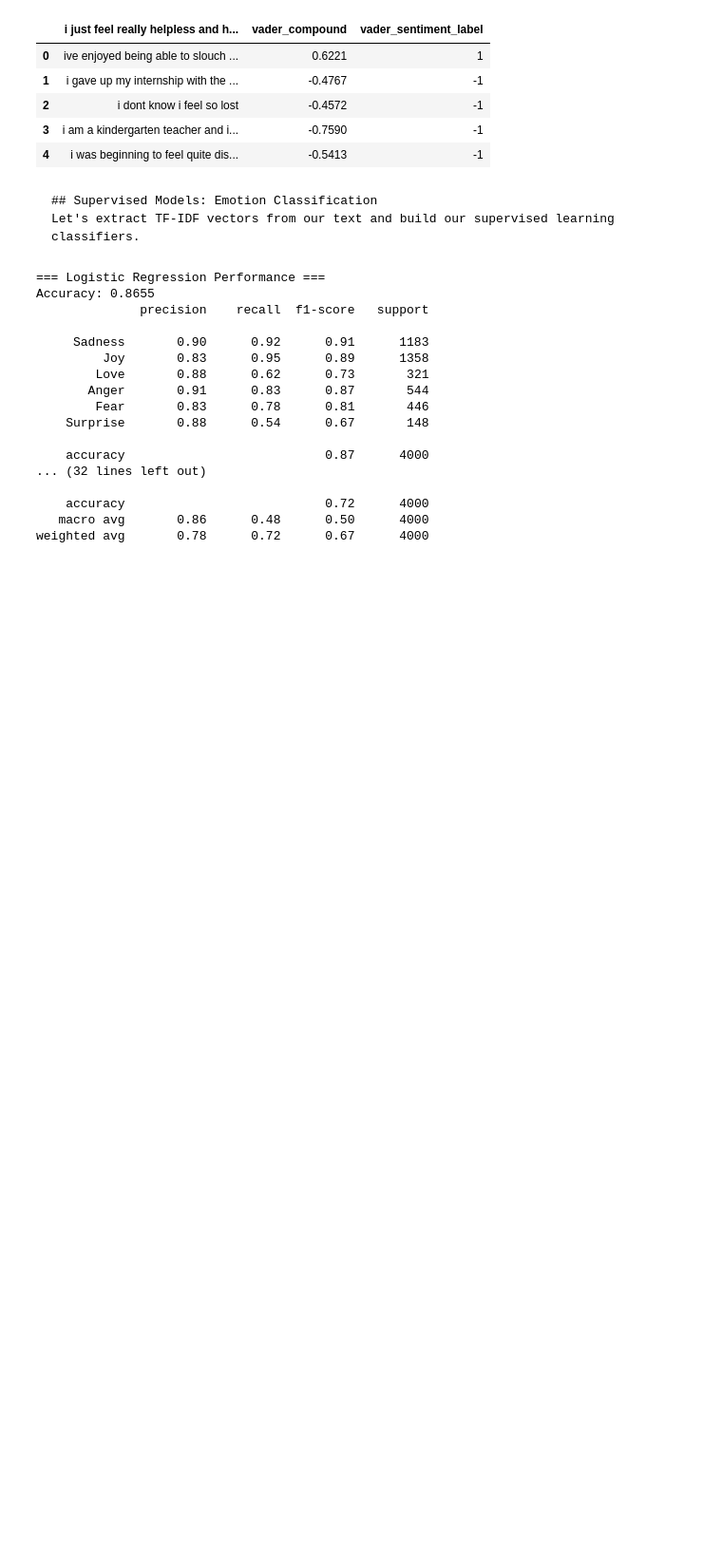
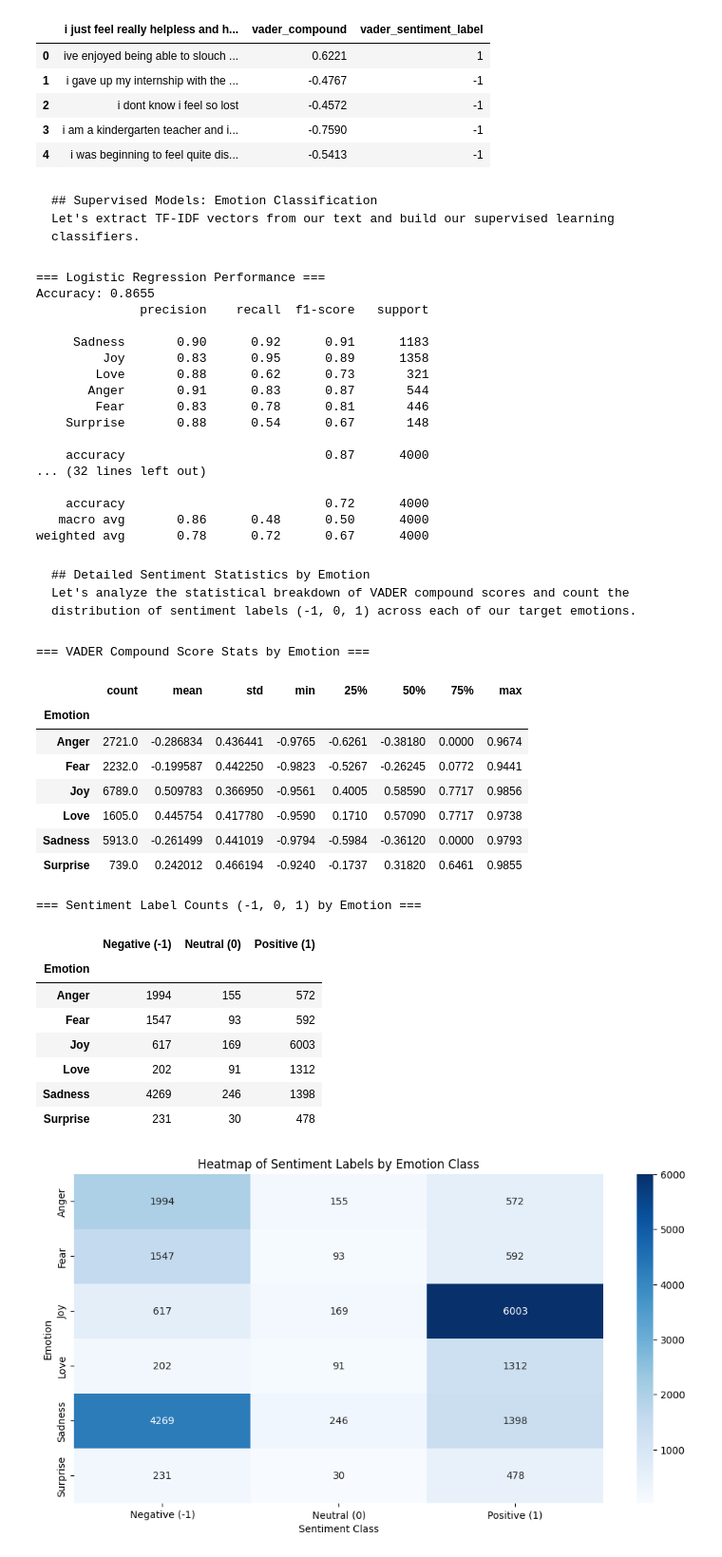
Before and after one commit to ChayaTheCoder/Machine_Learning_Project, a Jupyter notebook: Machine_Learning_Project.ipynb, the cells around one changed output. Shown at 95% size. Saved outputs shown, nothing was run; the diff lists cells and outputs as text; code cells hidden in the pictures; blank space fills up the shorter version.

````diff
--- a/Machine_Learning_Project.ipynb
+++ b/Machine_Learning_Project.ipynb
@@ -180,3 +180,47 @@ Accuracy: 0.8655
     accuracy                           0.72      4000
    macro avg       0.86      0.48      0.50      4000
 weighted avg       0.78      0.72      0.67      4000
+# %% [markdown]
+```markdown
+## Detailed Sentiment Statistics by Emotion
+Let's analyze the statistical breakdown of VADER compound scores and count the distribution of sentiment labels (-1, 0, 1) across each of our target emotions.
+```
+# %%
+# 1. Calculate descriptive statistics of VADER compound scores for each emotion
+print("=== VADER Compound Score Stats by Emotion ===")
+compound_stats = df.groupby('Emotion')['vader_compound'].describe()
+display(compound_stats)
+
+# 2. Calculate the counts of positive (1), neutral (0), and negative (-1) sentiments for each emotion
+print("\n=== Sentiment Label Counts (-1, 0, 1) by Emotion ===")
+sentiment_counts = pd.crosstab(df['Emotion'], df['vader_sentiment_label'])
+sentiment_counts.columns = ['Negative (-1)', 'Neutral (0)', 'Positive (1)']
+display(sentiment_counts)
+
+# 3. Visualize the sentiment label distributions per emotion
+plt.figure(figsize=(12, 6))
+sns.heatmap(sentiment_counts, annot=True, fmt='d', cmap='Blues', cbar=True)
+plt.title('Heatmap of Sentiment Labels by Emotion Class')
+plt.ylabel('Emotion')
+plt.xlabel('Sentiment Class')
+plt.show()
+# %% [output]
+=== VADER Compound Score Stats by Emotion ===
+|  | count | mean | std | min | 25% | 50% | 75% | max |
+| Emotion |  |  |  |  |  |  |  |  |
+| Anger | 2721.0 | -0.286834 | 0.436441 | -0.9765 | -0.6261 | -0.38180 | 0.0000 | 0.9674 |
+| Fear | 2232.0 | -0.199587 | 0.442250 | -0.9823 | -0.5267 | -0.26245 | 0.0772 | 0.9441 |
+| Joy | 6789.0 | 0.509783 | 0.366950 | -0.9561 | 0.4005 | 0.58590 | 0.7717 | 0.9856 |
+| Love | 1605.0 | 0.445754 | 0.417780 | -0.9590 | 0.1710 | 0.57090 | 0.7717 | 0.9738 |
+| Sadness | 5913.0 | -0.261499 | 0.441019 | -0.9794 | -0.5984 | -0.36120 | 0.0000 | 0.9793 |
+| Surprise | 739.0 | 0.242012 | 0.466194 | -0.9240 | -0.1737 | 0.31820 | 0.6461 | 0.9855 |
+=== Sentiment Label Counts (-1, 0, 1) by Emotion ===
+|  | Negative (-1) | Neutral (0) | Positive (1) |
+| Emotion |  |  |  |
+| Anger | 1994 | 155 | 572 |
+| Fear | 1547 | 93 | 592 |
+| Joy | 617 | 169 | 6003 |
+| Love | 202 | 91 | 1312 |
+| Sadness | 4269 | 246 | 1398 |
+| Surprise | 231 | 30 | 478 |
+[figure, added]
````
Also changed, not shown: parts of 7 cells of this notebook.
